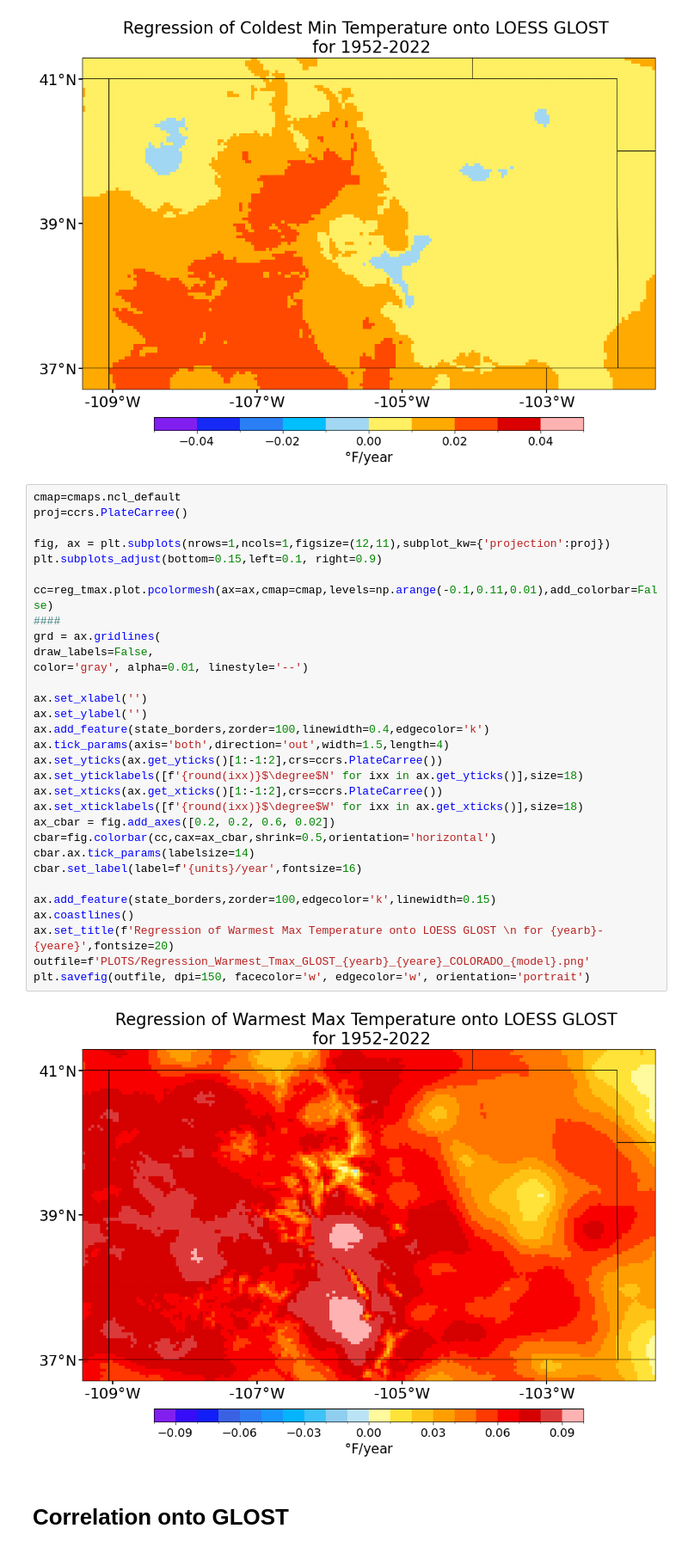
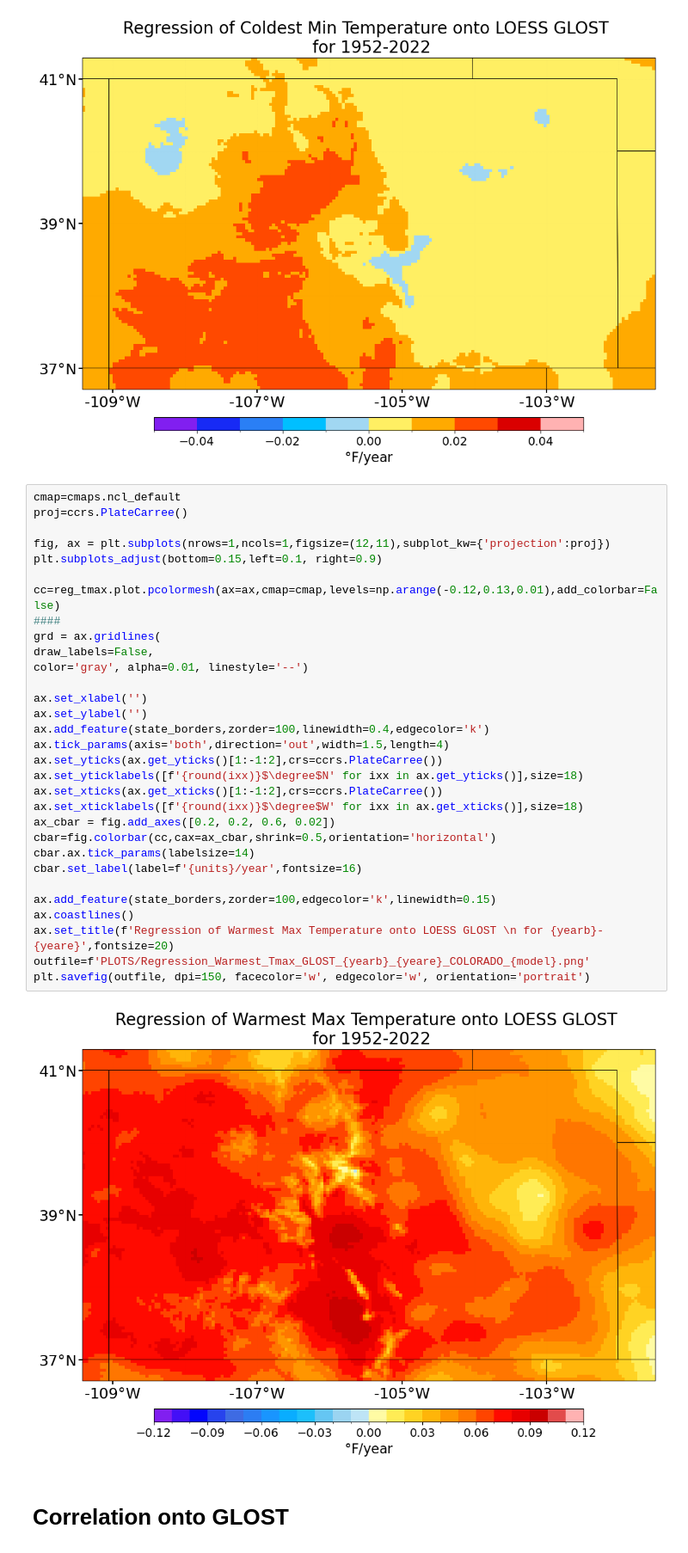
Before and after one commit to GaelleHervieux/COLORADO, a Jupyter notebook: plot_tmin_tmax_trends_NClimGridDaily_Colorado.ipynb, the cells around one changed output. Shown at 86% size. Drawn from its saved outputs; the diff is of its cells as text.

```diff
--- a/plot_tmin_tmax_trends_NClimGridDaily_Colorado.ipynb
+++ b/plot_tmin_tmax_trends_NClimGridDaily_Colorado.ipynb
@@ -513,35 +520,35 @@ plt.savefig(outfile, dpi=150, facecolor='w', edgecolor='w', orientation='portrai
 cmap=cmaps.ncl_default
 proj=ccrs.PlateCarree()
 
 fig, ax = plt.subplots(nrows=1,ncols=1,figsize=(12,11),subplot_kw={'projection':proj})
 plt.subplots_adjust(bottom=0.15,left=0.1, right=0.9)
 
-cc=reg_tmax.plot.pcolormesh(ax=ax,cmap=cmap,levels=np.arange(-0.1,0.11,0.01),add_colorbar=False)
+cc=reg_tmax.plot.pcolormesh(ax=ax,cmap=cmap,levels=np.arange(-0.12,0.13,0.01),add_colorbar=False)
 ####
 grd = ax.gridlines(
 draw_labels=False,
 color='gray', alpha=0.01, linestyle='--')
 
 ax.set_xlabel('')
 ax.set_ylabel('')
 ax.add_feature(state_borders,zorder=100,linewidth=0.4,edgecolor='k')
 ax.tick_params(axis='both',direction='out',width=1.5,length=4)
 ax.set_yticks(ax.get_yticks()[1:-1:2],crs=ccrs.PlateCarree())
 ax.set_yticklabels([f'{round(ixx)}$\degree$N' for ixx in ax.get_yticks()],size=18)
 ax.set_xticks(ax.get_xticks()[1:-1:2],crs=ccrs.PlateCarree())
 ax.set_xticklabels([f'{round(ixx)}$\degree$W' for ixx in ax.get_xticks()],size=18)
 ax_cbar = fig.add_axes([0.2, 0.2, 0.6, 0.02])
 cbar=fig.colorbar(cc,cax=ax_cbar,shrink=0.5,orientation='horizontal')
 cbar.ax.tick_params(labelsize=14)
 cbar.set_label(label=f'{units}/year',fontsize=16)
 
 ax.add_feature(state_borders,zorder=100,edgecolor='k',linewidth=0.15)
 ax.coastlines()
 ax.set_title(f'Regression of Warmest Max Temperature onto LOESS GLOST \n for {yearb}-{yeare}',fontsize=20)
 outfile=f'PLOTS/Regression_Warmest_Tmax_GLOST_{yearb}_{yeare}_COLORADO_{model}.png'
 plt.savefig(outfile, dpi=150, facecolor='w', edgecolor='w', orientation='portrait')
 # %% [output]
-[figure, old version]
+[figure, new version]
 # %% [markdown]
 # Correlation onto GLOST
 # %%
```
Also changed, not shown: parts of 2 cells of this notebook, 1 other file.
